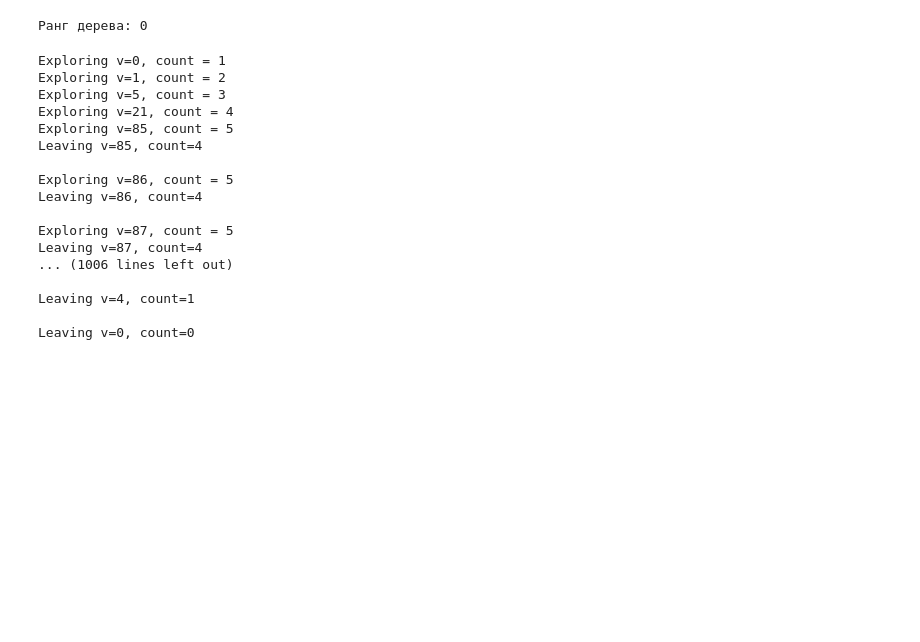
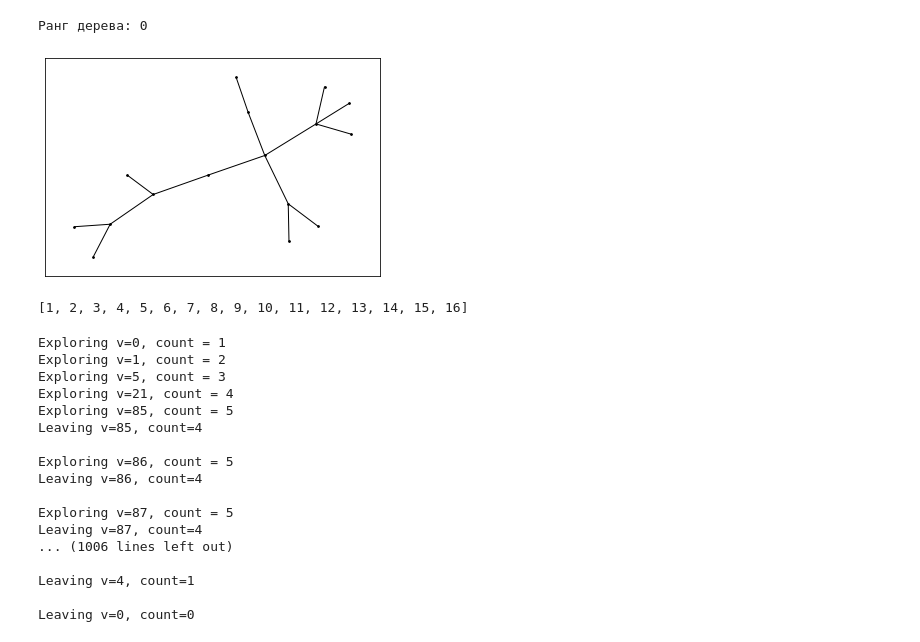
Before and after one commit to root-epifit/Graphs, a Jupyter notebook: Week_2/HW2/hw2-1.ipynb, the cells around one changed output. Drawn from its saved outputs; the diff is of its cells as text; code cells hidden in the pictures; blank space fills up the shorter version.

```diff
--- a/Week_2/HW2/hw2-1.ipynb
+++ b/Week_2/HW2/hw2-1.ipynb
@@ -77,3 +75,17 @@ test_tree = []
+# %%
+test_tree = nx.Graph()
+test_tree.add_nodes_from(list(range(1,17)))
+test_tree.add_edges_from([
+    (1,2),(1,3),(2,4),(2,5),(4,9),(4,10),(3,6),(3,7),(3,8),(6,11),(6,12),(7,13),(7,14),(7,15),(8,16)
+])
+
+draw_G(test_tree)
+# %% [output]
+[figure, added]
+# %%
+list(range(1,17))
+# %% [output]
+[1, 2, 3, 4, 5, 6, 7, 8, 9, 10, 11, 12, 13, 14, 15, 16]
 # %%
 # Заводим множество посещенных вершин
 visited = {}
```
Also changed, not shown: parts of 1 cell of this notebook.
